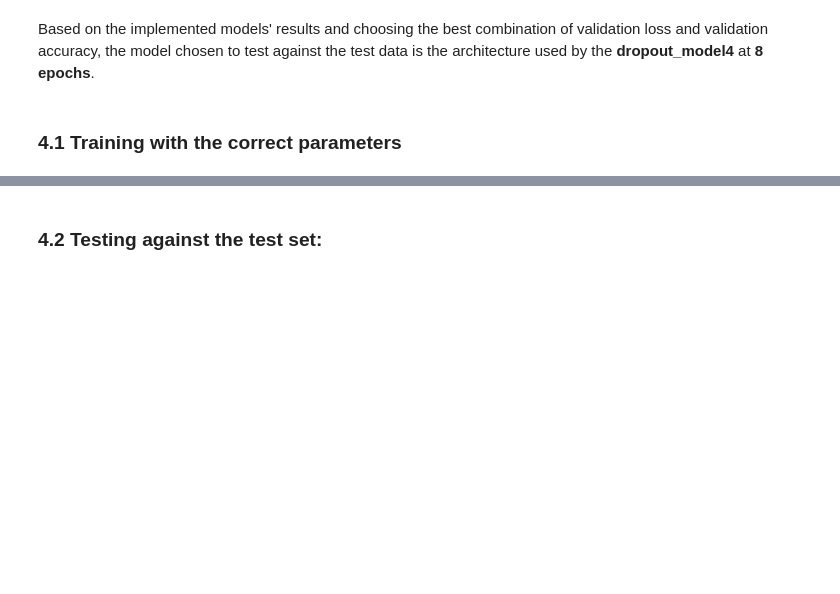
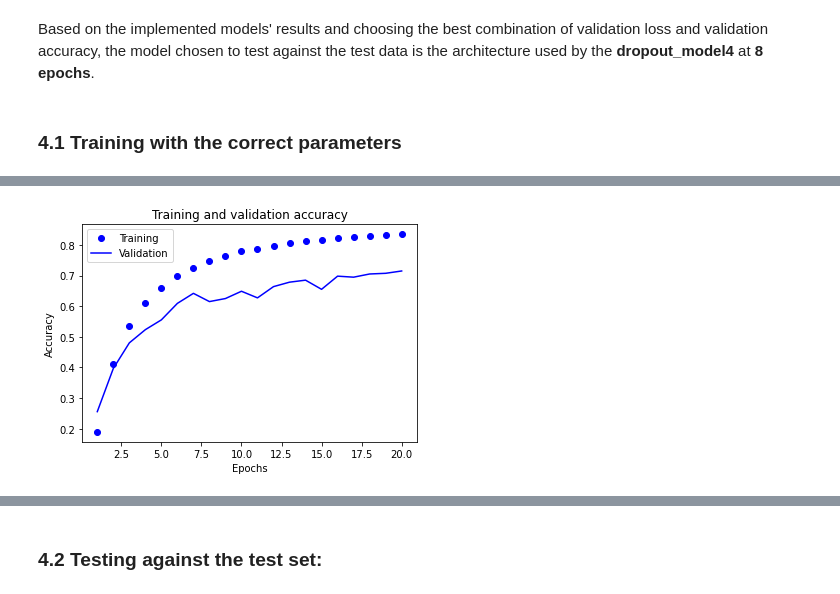
Before and after one commit to MarniKl/deep-learning-asl-dataset, a Jupyter notebook: Final project.ipynb, the cells around one changed output, grey strips where cells are left out. Drawn from its saved outputs; the diff is of its cells as text; code cells hidden in the pictures; blank space fills up the shorter version.

```diff
--- a/Final project.ipynb
+++ b/Final project.ipynb
@@ -644,0 +682,12 @@ Epoch 8/8
+# %%
+loss = final_model_history.history['loss']
+val_loss = final_model_history.history['val_loss']
+acc = final_model_history.history['accuracy']
+val_acc = final_model_history.history['val_accuracy']
+# %%
+plot_epochs(range(1, len(loss) + 1),
+acc, 'bo', 'Training', val_acc, 'b',
+'Validation', 'Training and validation accuracy',
+'Epochs', 'Accuracy')
+# %% [output]
+[figure, added]
```
Also changed, not shown: parts of 12 cells of this notebook.
